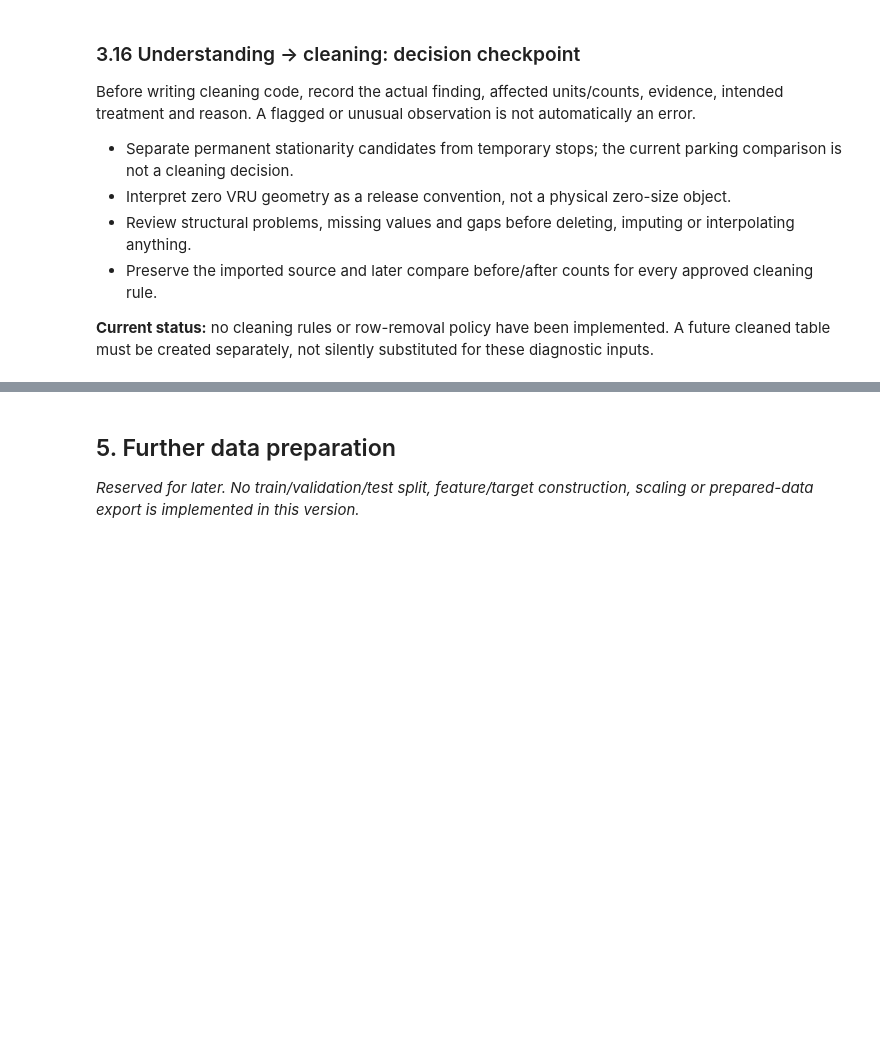
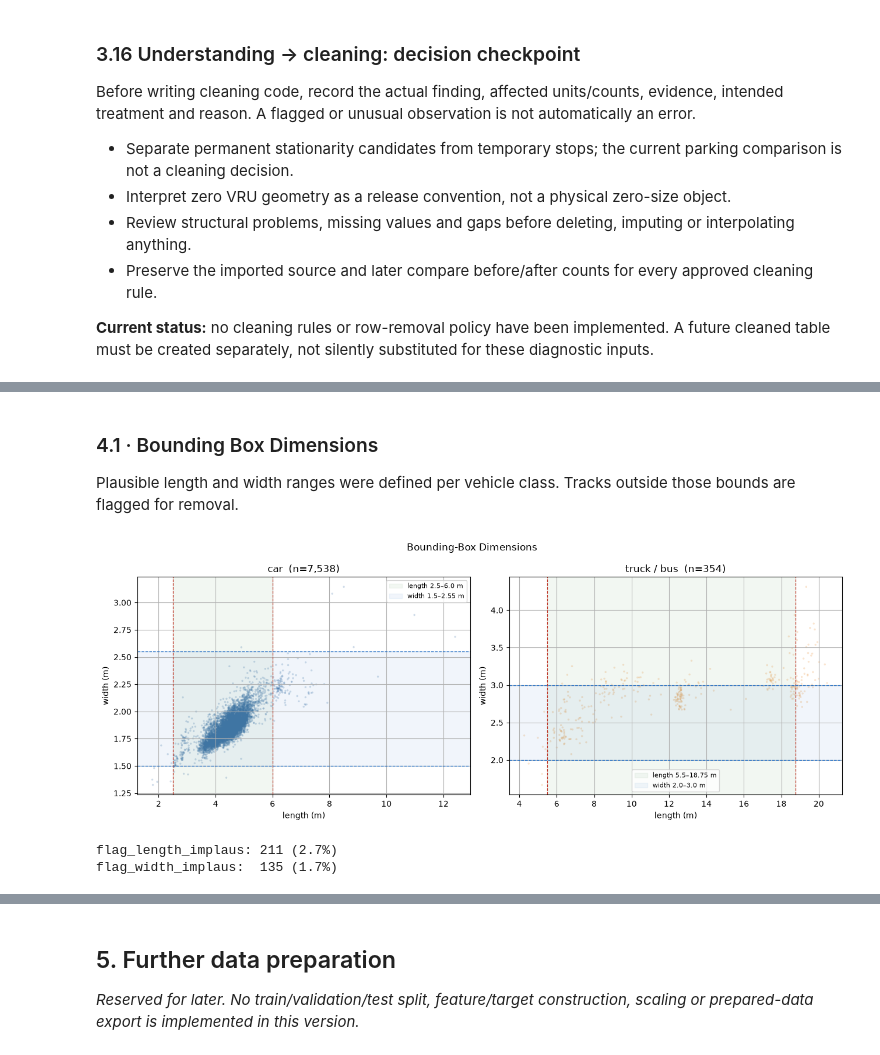
Before and after one commit to web-hannes/ai-infrastructure-p1a, a Jupyter notebook: inD_project_notebook_phase_structure.ipynb, the cells around one changed output, grey strips where cells are left out. Saved outputs shown, nothing was run; the diff lists cells and outputs as text; code cells hidden in the pictures; blank space fills up the shorter version.

```diff
--- a/inD_project_notebook_phase_structure.ipynb
+++ b/inD_project_notebook_phase_structure.ipynb
@@ -1649,0 +1680,13 @@ TODO: Hannes
+# %%
+def side_matrix(xy, quad):
+    """(n, 4) cross products per point and edge. Inside = all >= 0 for a CCW quad."""
+    q = np.asarray(quad, float)
+    e = np.roll(q, -1, axis=0) - q
+    d = np.asarray(xy, float)[:, None, :] - q
+    return e[:, 0] * d[:, :, 1] - e[:, 1] * d[:, :, 0]
+
+
+def traverses(xy, quad):
+    """True if the track starts outside, passes through the zone, and ends outside."""
+    inside = (side_matrix(xy, quad) >= 0).all(axis=1)
+    return not inside[0] and not inside[-1] and bool(inside.any())
@@ -1649,0 +1746,34 @@ TODO: Hannes
+# %% [markdown]
+### 4.1 · Bounding Box Dimensions
+
+Plausible length and width ranges were defined per vehicle class. Tracks outside those bounds are flagged for removal.
+# %%
+fig, axes = plt.subplots(1, 2, figsize=(13, 5))
+for ax, cls in zip(axes, VEHICLE_CLASSES):
+    subset     = tracks[tracks["class"] == cls]
+    lo_l, hi_l = PLAUSIBLE_LENGTH_M[cls]
+    lo_w, hi_w = PLAUSIBLE_WIDTH_M[cls]
+    ax.scatter(subset["length"], subset["width"],
+               s=6, alpha=0.25, color=CLASS_COLORS[cls], edgecolors="none")
+    ax.axvspan(lo_l, hi_l, alpha=0.06, color="#2e7d32", label=f"length {lo_l}\u2013{hi_l} m")
+    ax.axhspan(lo_w, hi_w, alpha=0.06, color="#1565c0", label=f"width {lo_w}\u2013{hi_w} m")
+    for v in [lo_l, hi_l]: ax.axvline(v, color=THRESHOLD_COLOR, ls="--", lw=0.9)
+    for v in [lo_w, hi_w]: ax.axhline(v, color="#1565c0",       ls="--", lw=0.9)
+    ax.set_title(f"{cls.replace('_', ' / ')}  (n={len(subset):,})")
+    ax.set_xlabel("length (m)"); ax.set_ylabel("width (m)"); ax.legend(fontsize=8)
+fig.suptitle("Bounding-Box Dimensions"); fig.tight_layout(); plt.show()
+# %% [output]
+[figure, added]
+# %%
+tracks["flag_length_implaus"] = ~tracks.apply(
+    lambda r: PLAUSIBLE_LENGTH_M[r["class"]][0] <= r["length"] <= PLAUSIBLE_LENGTH_M[r["class"]][1], axis=1)
+tracks["flag_width_implaus"]  = ~tracks.apply(
+    lambda r: PLAUSIBLE_WIDTH_M[r["class"]][0]  <= r["width"]  <= PLAUSIBLE_WIDTH_M[r["class"]][1],  axis=1)
+
+n_l = tracks["flag_length_implaus"].sum()
+n_w = tracks["flag_width_implaus"].sum()
+print(f"flag_length_implaus: {n_l:,} ({100 * n_l / len(tracks):.1f}%)")
+print(f"flag_width_implaus:  {n_w:,} ({100 * n_w / len(tracks):.1f}%)")
+# %% [output]
+flag_length_implaus: 211 (2.7%)
+flag_width_implaus:  135 (1.7%)
```
Also changed, not shown: parts of 13 cells of this notebook.
